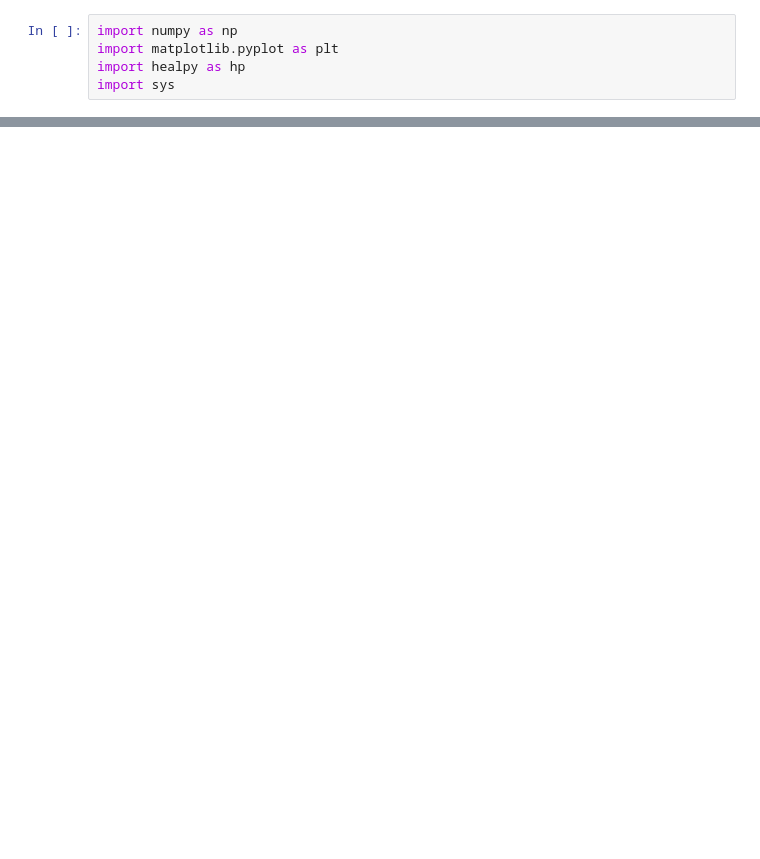
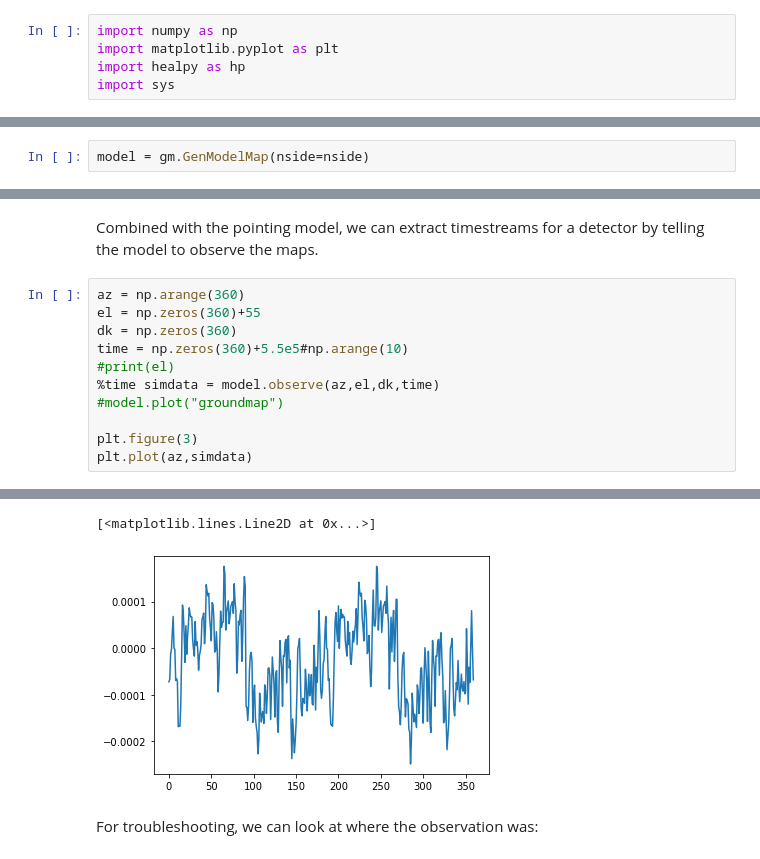
Before and after one commit to phys201/extended-beam-modeling, a Jupyter notebook: model_test.ipynb, the cells around one changed output, grey strips where cells are left out. Saved outputs shown, nothing was run; the diff lists cells and outputs as text; blank space fills up the shorter version.

```diff
--- a/model_test.ipynb
+++ b/model_test.ipynb
@@ -56,0 +89,2 @@ model.plot('convmap',min=0,max=300)
+# %%
+model = gm.GenModelMap(nside=nside)
@@ -81,0 +112,14 @@ ValueError: operands could not be broadcast together with shapes (3,) (2,)
+# %% [markdown]
+Combined with the pointing model, we can extract timestreams for a detector by telling the model to observe the maps.
+# %%
+az = np.arange(360)
+el = np.zeros(360)+55
+dk = np.zeros(360)
+time = np.zeros(360)+5.5e5#np.arange(10)
+#print(el)
+%time simdata = model.observe(az,el,dk,time)
+#model.plot("groundmap")
+
+plt.figure(3)
+plt.plot(az,simdata)
+# %% [output]
@@ -81,0 +128,4 @@ ValueError: operands could not be broadcast together with shapes (3,) (2,)
+[<matplotlib.lines.Line2D at 0x...>]
+[figure, added]
+# %% [markdown]
+For troubleshooting, we can look at where the observation was:
```
Also changed, not shown: parts of 19 cells of this notebook, 6 other files.
